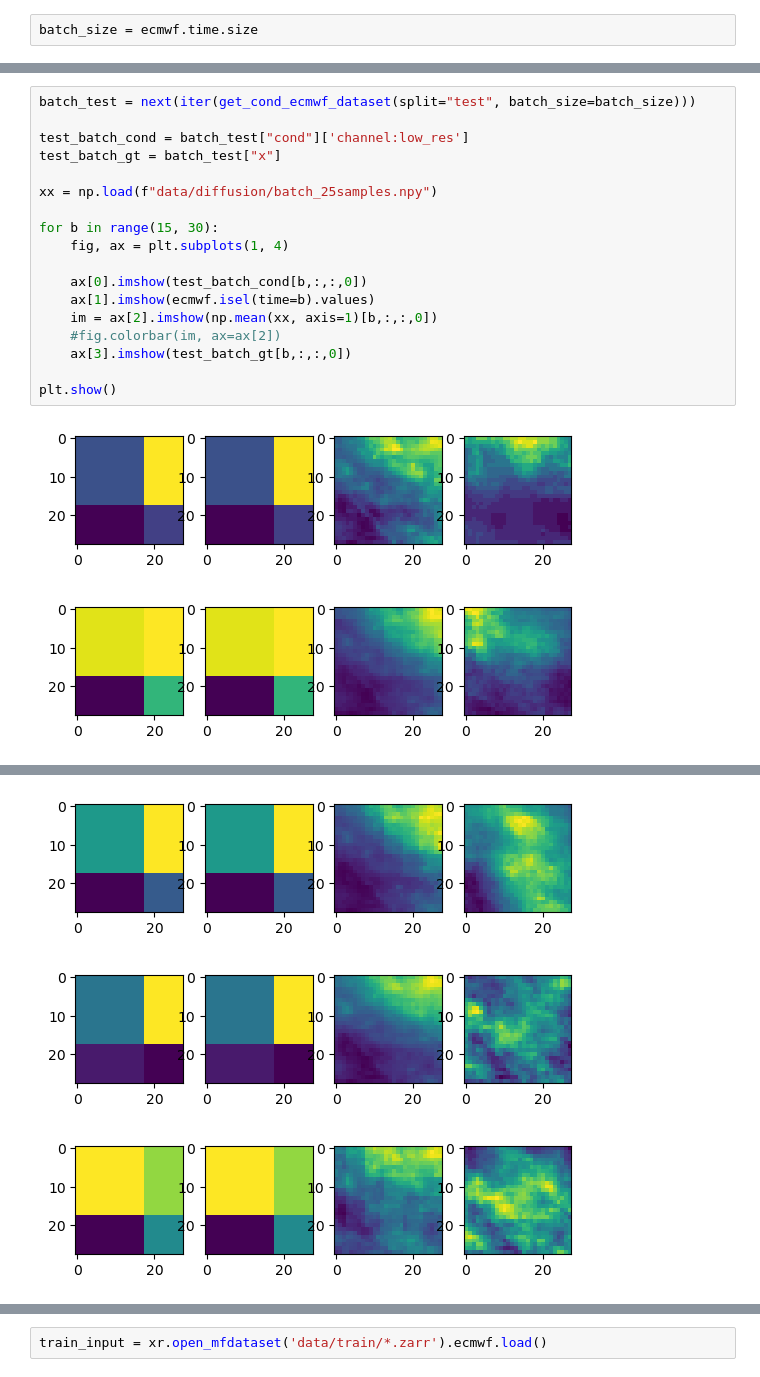
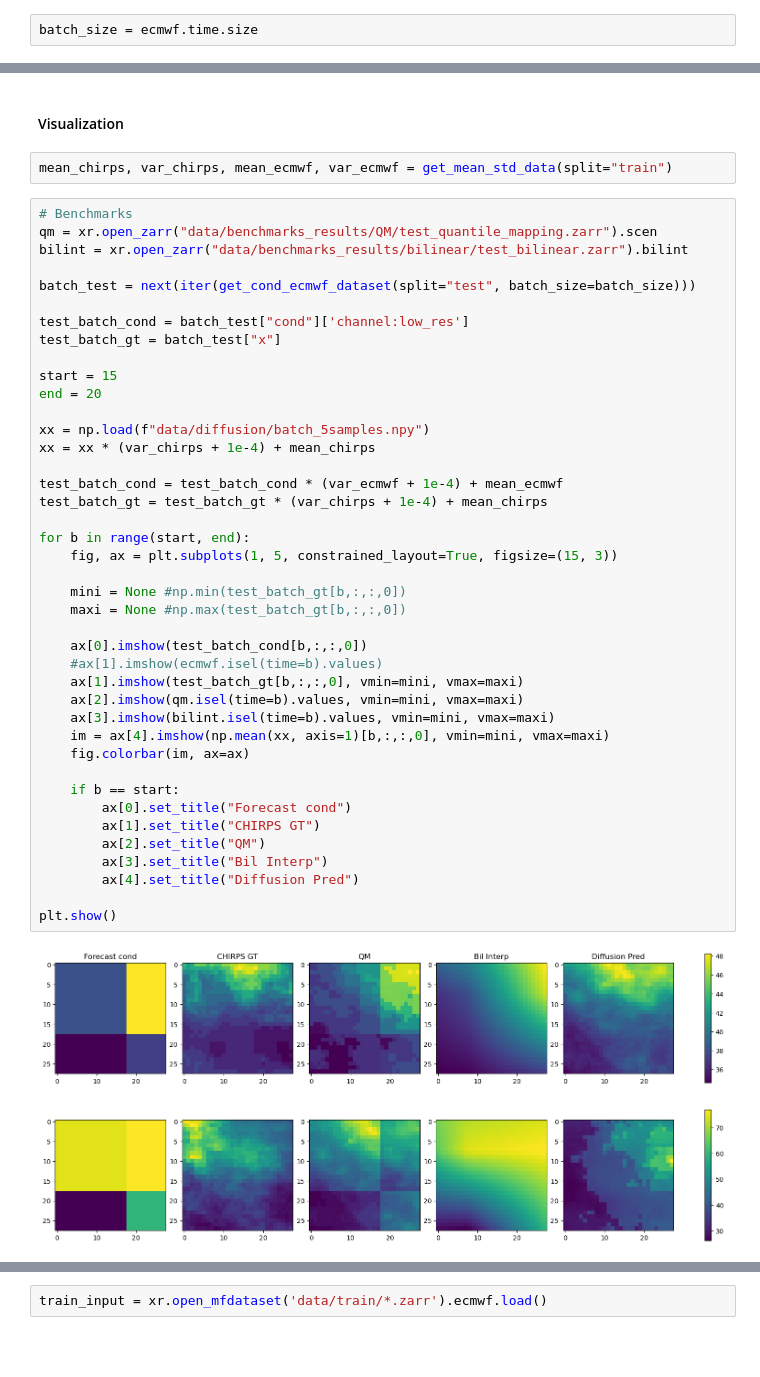
Before and after one commit to WFP-VAM/swirl-dynamics, a Jupyter notebook: swirl_dynamics/projects/probabilistic_diffusion/colabs/inference.ipynb, the cells around one changed output, grey strips where cells are left out. Drawn from its saved outputs; the diff is of its cells as text; blank space fills up the shorter version.

```diff
--- a/swirl_dynamics/projects/probabilistic_diffusion/colabs/inference.ipynb
+++ b/swirl_dynamics/projects/probabilistic_diffusion/colabs/inference.ipynb
@@ -98,21 +96,48 @@ Wall time: 6min 55s
+# %% [markdown]
+#### Visualization
+# %%
+mean_chirps, var_chirps, mean_ecmwf, var_ecmwf = get_mean_std_data(split="train")
 # %%
+# Benchmarks
+qm = xr.open_zarr("data/benchmarks_results/QM/test_quantile_mapping.zarr").scen
+bilint = xr.open_zarr("data/benchmarks_results/bilinear/test_bilinear.zarr").bilint
+
 batch_test = next(iter(get_cond_ecmwf_dataset(split="test", batch_size=batch_size)))
 
 test_batch_cond = batch_test["cond"]['channel:low_res']
 test_batch_gt = batch_test["x"]
 
-xx = np.load(f"data/diffusion/batch_25samples.npy")
+start = 15
+end = 20
 
-for b in range(15, 30):
-    fig, ax = plt.subplots(1, 4)
+xx = np.load(f"data/diffusion/batch_5samples.npy")
+xx = xx * (var_chirps + 1e-4) + mean_chirps
+
+test_batch_cond = test_batch_cond * (var_ecmwf + 1e-4) + mean_ecmwf
+test_batch_gt = test_batch_gt * (var_chirps + 1e-4) + mean_chirps
+
+for b in range(start, end):
+    fig, ax = plt.subplots(1, 5, constrained_layout=True, figsize=(15, 3))
+
+    mini = None #np.min(test_batch_gt[b,:,:,0])
+    maxi = None #np.max(test_batch_gt[b,:,:,0])
 
     ax[0].imshow(test_batch_cond[b,:,:,0])
-    ax[1].imshow(ecmwf.isel(time=b).values)
-    im = ax[2].imshow(np.mean(xx, axis=1)[b,:,:,0])
-    #fig.colorbar(im, ax=ax[2])
-    ax[3].imshow(test_batch_gt[b,:,:,0])
+    #ax[1].imshow(ecmwf.isel(time=b).values)
+    ax[1].imshow(test_batch_gt[b,:,:,0], vmin=mini, vmax=maxi)
+    ax[2].imshow(qm.isel(time=b).values, vmin=mini, vmax=maxi)
+    ax[3].imshow(bilint.isel(time=b).values, vmin=mini, vmax=maxi)
+    im = ax[4].imshow(np.mean(xx, axis=1)[b,:,:,0], vmin=mini, vmax=maxi)
+    fig.colorbar(im, ax=ax)
+
+    if b == start:
+        ax[0].set_title("Forecast cond")
+        ax[1].set_title("CHIRPS GT")
+        ax[2].set_title("QM")
+        ax[3].set_title("Bil Interp")
+        ax[4].set_title("Diffusion Pred")
 
 plt.show()
 # %% [output]
-[figure, old version]
+[figure, new version]
-[figure, old version]
+[figure, new version]
@@ -122,3 +146,0 @@ plt.show()
-[figure, removed]
-[figure, removed]
-[figure, removed]
```
Also changed, not shown: parts of 7 cells of this notebook, 1 other file.
